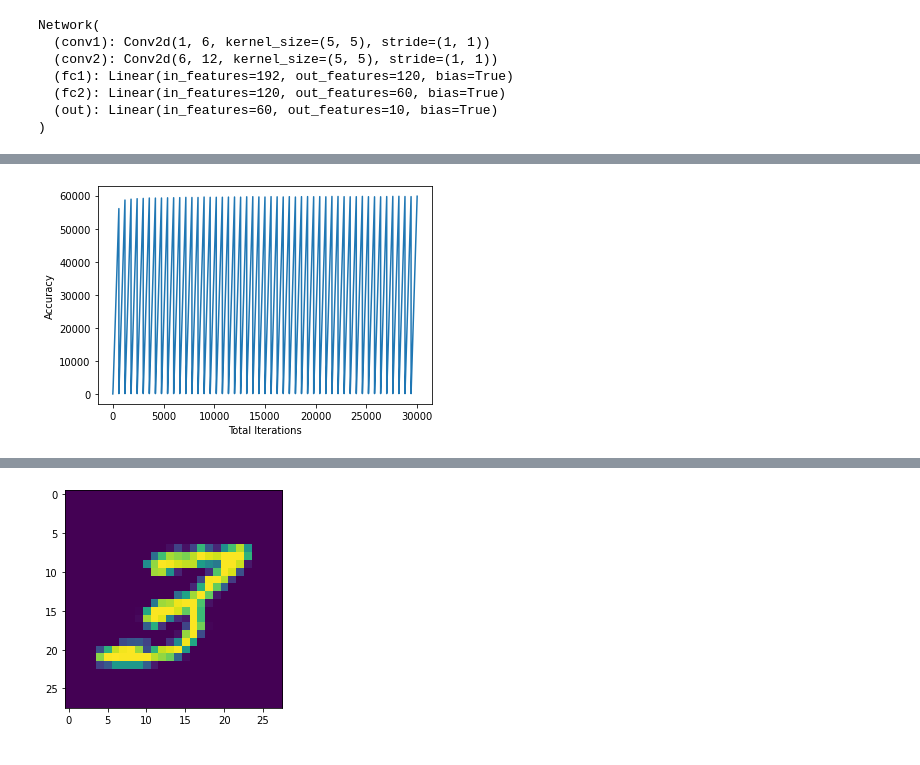
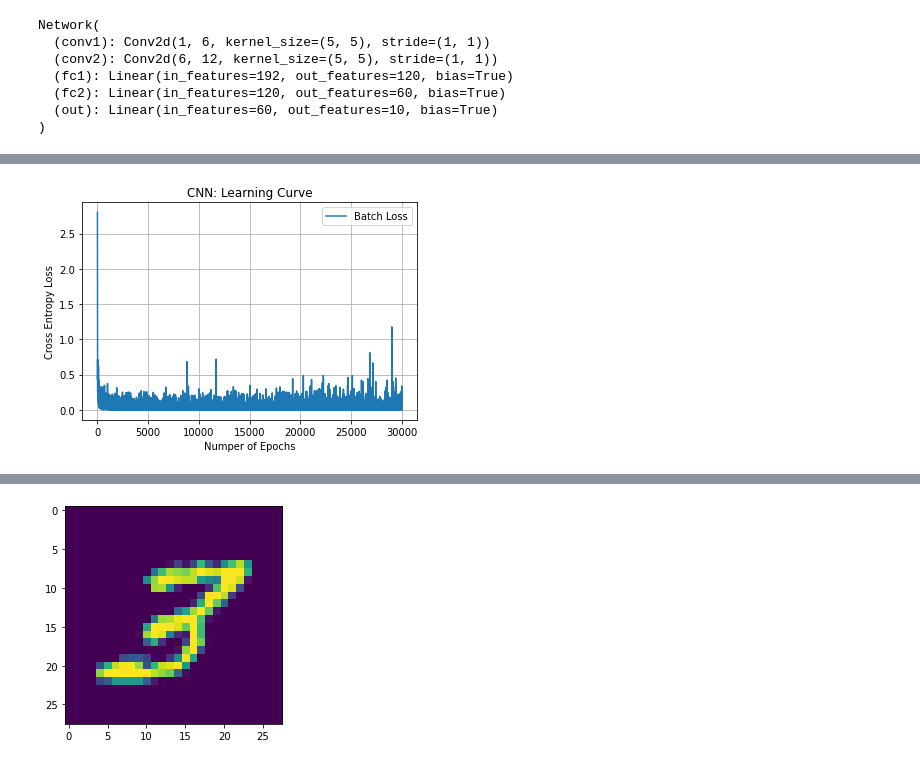
Before and after one commit to ABD-01/MNIST, a Jupyter notebook: CNN Model/MNIST_using_CNN_in_pytorch.ipynb, the cells around one changed output, grey strips where cells are left out. Drawn from its saved outputs; the diff is of its cells as text; code cells hidden in the pictures.

```diff
--- a/CNN Model/MNIST_using_CNN_in_pytorch.ipynb
+++ b/CNN Model/MNIST_using_CNN_in_pytorch.ipynb
@@ -25,3 +11,6 @@ import torch
 import torch.nn as nn
 import torch.nn.functional as F
 import torch.optim as optim
+# %%
+DEVICE = torch.device("cuda" if torch.cuda.is_available else "cpu")
+DEVICE
@@ -28,8 +19,8 @@ import torch.optim as optim
 # %%
-test_images = idx2numpy.convert_from_file('/content/drive/MyDrive/Colab Notebooks/t10k-images.idx3-ubyte')
-test_labels = idx2numpy.convert_from_file('/content/drive/MyDrive/Colab Notebooks/t10k-labels.idx1-ubyte')
-train_images = idx2numpy.convert_from_file('/content/drive/MyDrive/Colab Notebooks/train-images.idx3-ubyte')
-train_labels = idx2numpy.convert_from_file('/content/drive/MyDrive/Colab Notebooks/train-labels.idx1-ubyte')
+test_images = idx2numpy.convert_from_file('../t10k-images.idx3-ubyte')
+test_labels = idx2numpy.convert_from_file('../t10k-labels.idx1-ubyte')
+train_images = idx2numpy.convert_from_file('../train-images.idx3-ubyte')
+train_labels = idx2numpy.convert_from_file('../train-labels.idx1-ubyte')
 # %%
 test_images = torch.Tensor(test_images).unsqueeze(1)
 test_labels = torch.LongTensor(test_labels)
@@ -101,8 +92,8 @@ iterations=50
 loader = torch.utils.data.DataLoader(train_dataset, batch_size=batch_size)
 optimizer = optim.Adam(network.parameters(), lr=lr)
 
-total_loss = []
-total_correct = []
+batch_loss = []
+correct = []
 
 for epoch in range(iterations):
 
@@ -110,6 +101,7 @@ for epoch in range(iterations):
     epoch_correct = 0
     for batch in loader:
         images, labels = batch
+        images, labels = images.to(DEVICE), labels.to(DEVICE)
 
         preds = network(images)
         loss = F.cross_entropy(preds, labels)
@@ -120,13 +112,11 @@ for epoch in range(iterations):
         optimizer.step()
 
         epoch_loss += loss.item()
-        epoch_correct += preds.argmax(dim=1).eq(labels).sum().item()
+        batch_correct = preds.argmax(dim=1).eq(labels).sum().item()
+        epoch_correct += batch_correct
 
-        total_loss.append(epoch_loss)
-        total_correct.append(epoch_correct)
+        batch_loss.append(loss.item())
+        correct.append(batch_correct)
 
     print('Epoch:', epoch, 'Loss:', epoch_loss, 'Accuracy:', epoch_correct/600)
-
-    # total_loss.append(epoch_loss)
-    # total_correct.append(epoch_correct)
 # %% [output]
@@ -157,7 +140,11 @@ plt.show()
-# %%
-plt.xlabel('Total Iterations')
-plt.ylabel('Accuracy')
-plt.plot(np.arange(30000), total_correct)
-plt.show()
-# %% [output]
-[figure, removed]
+# %%
+plt.plot(np.arange(30000), batch_loss, label="Batch Loss")
+plt.grid()
+plt.title("CNN: Learning Curve")
+plt.legend()
+plt.xlabel("Numper of Epochs")
+plt.ylabel("Cross Entropy Loss")
+plt.savefig("CNNCost.jpeg")
+plt.show()
+# %% [output]
+[figure, added]
```
Also changed, not shown: parts of 19 cells of this notebook, 5 other files.
